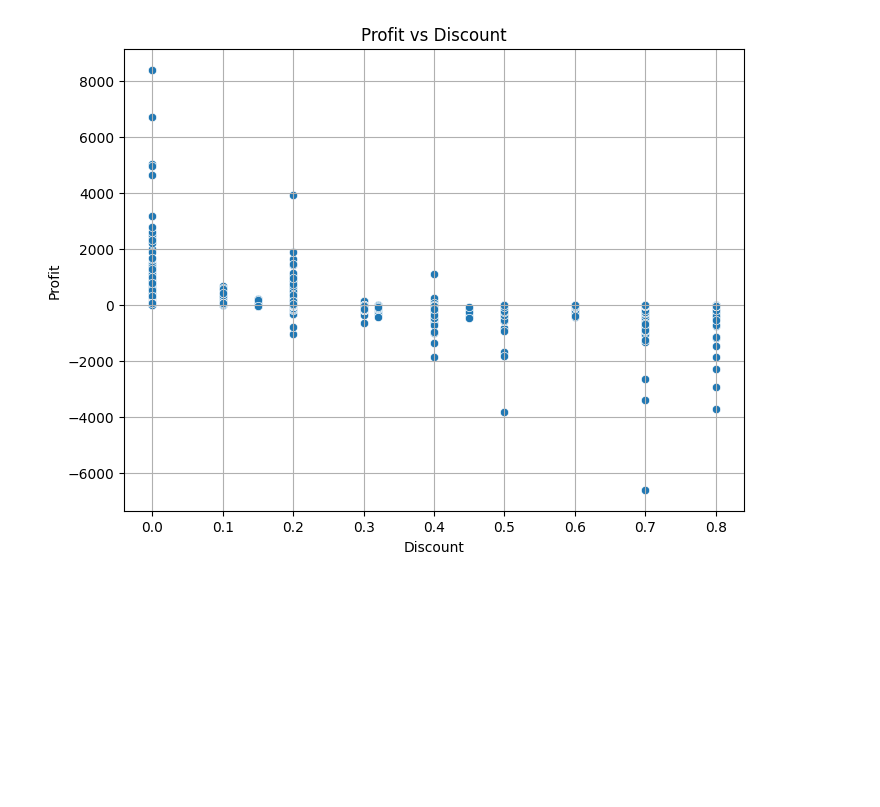
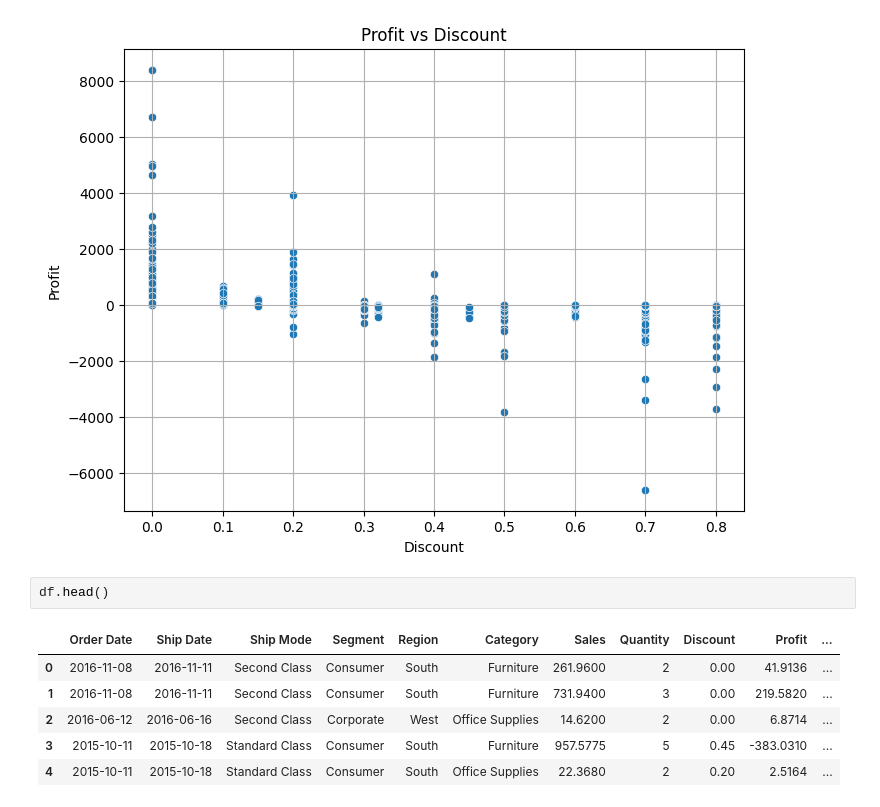
Before and after one commit to ZabitMagomed239/FUTURE_ML_01, a Jupyter notebook: notebook/02_exploratory_data_analysis.ipynb, the cells around one changed output. Drawn from its saved outputs; the diff is of its cells as text; blank space fills up the shorter version.

```diff
--- a/notebook/02_exploratory_data_analysis.ipynb
+++ b/notebook/02_exploratory_data_analysis.ipynb
@@ -85,3 +85,12 @@ plt.grid(True)
 plt.show()
 # %% [output]
 [figure]
+# %%
+df.head()
+# %% [output]
+|  | Order Date | Ship Date | Ship Mode | Segment | Region | Category | Sales | Quantity | Discount | Profit | ... |
+| 0 | 2016-11-08 | 2016-11-11 | Second Class | Consumer | South | Furniture | 261.9600 | 2 | 0.00 | 41.9136 | ... |
+| 1 | 2016-11-08 | 2016-11-11 | Second Class | Consumer | South | Furniture | 731.9400 | 3 | 0.00 | 219.5820 | ... |
+| 2 | 2016-06-12 | 2016-06-16 | Second Class | Corporate | West | Office Supplies | 14.6200 | 2 | 0.00 | 6.8714 | ... |
+| 3 | 2015-10-11 | 2015-10-18 | Standard Class | Consumer | South | Furniture | 957.5775 | 5 | 0.45 | -383.0310 | ... |
+| 4 | 2015-10-11 | 2015-10-18 | Standard Class | Consumer | South | Office Supplies | 22.3680 | 2 | 0.20 | 2.5164 | ... |
```
Also changed, not shown: parts of 1 cell of this notebook, 2 other files.
